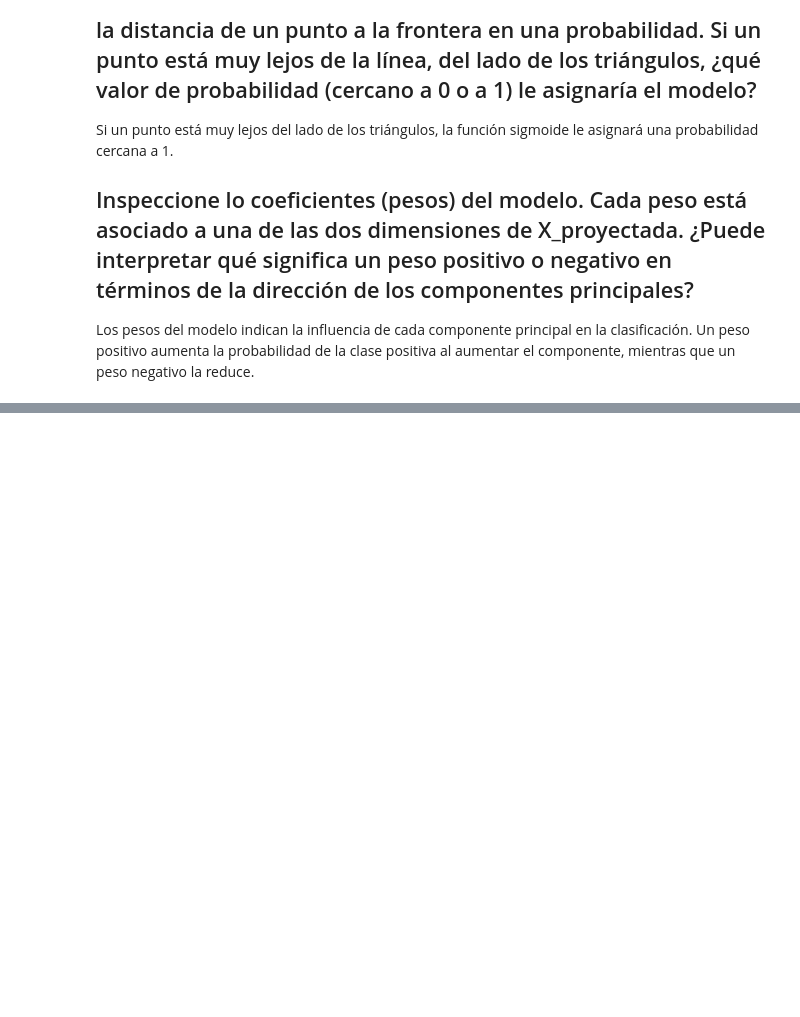
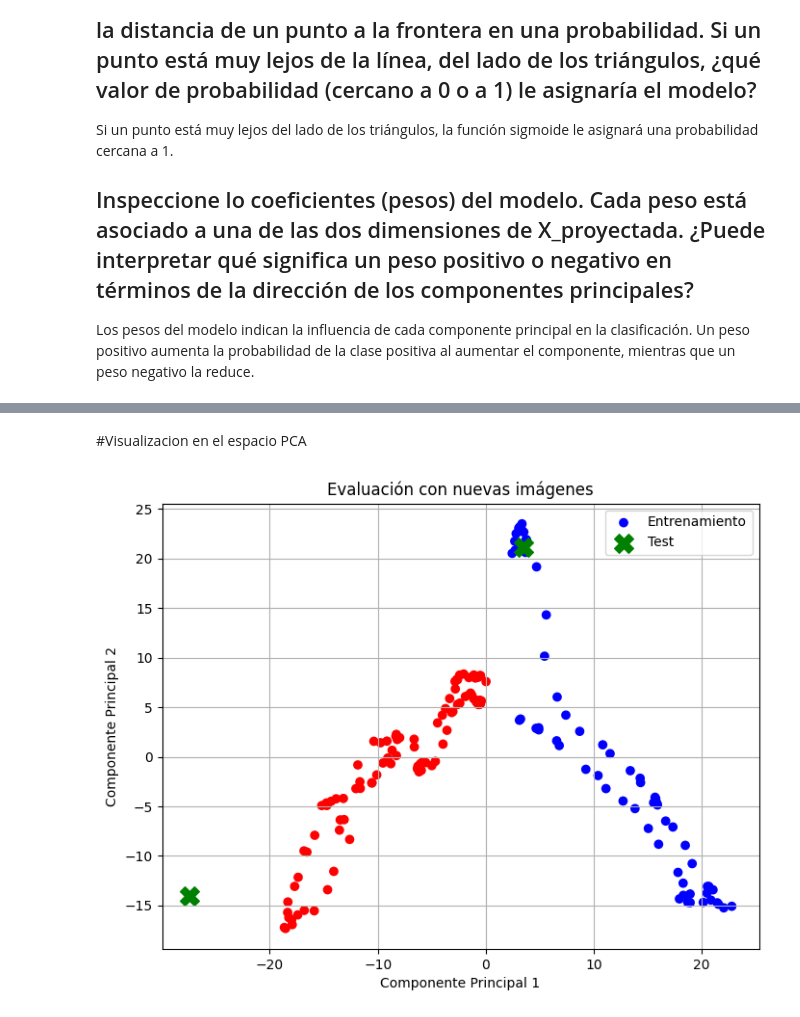
Before and after one commit to nicoarchery/APO-laboratorioSemana5, a Jupyter notebook: ejercicioCamara/ejecericio.ipynb, the cells around one changed output, grey strips where cells are left out. Saved outputs shown, nothing was run; the diff lists cells and outputs as text; code cells hidden in the pictures; blank space fills up the shorter version.

Commit message:
Etapa 4

```diff
--- a/ejercicioCamara/ejecericio.ipynb
+++ b/ejercicioCamara/ejecericio.ipynb
@@ -445,0 +478,4 @@ Los pesos del modelo indican la influencia de cada componente principal en la cl
+# %%
+X_test = X_test.reshape(X_test.shape[0], -1)
+
+print("Forma X_test vectorizado:", X_test.shape)
@@ -445,0 +486,12 @@ Los pesos del modelo indican la influencia de cada componente principal en la cl
+# %%
+# Escalar con el mismo scaler
+X_test_escalado = scaler.transform(X_test)
+
+# Aplicar PCA
+X_test_proyectado = pca.transform(X_test_escalado)
+
+print("Forma después de PCA:", X_test_proyectado.shape)
+
+X_test_proyectado = X_test_proyectado[:, :2]
+
+print("Forma ajustada para el modelo:", X_test_proyectado.shape)
@@ -445,0 +533,40 @@ Los pesos del modelo indican la influencia de cada componente principal en la cl
+# %% [markdown]
+#Visualizacion en el espacio PCA
+# %%
+import matplotlib.pyplot as plt
+
+plt.figure(figsize=(8,6))
+
+# Datos de entrenamiento
+plt.scatter(
+    X_proyectada[:,0],
+    X_proyectada[:,1],
+    c=y,
+    cmap="bwr",
+    label="Entrenamiento"
+)
+
+# Nuevas imágenes
+plt.scatter(
+    X_test_proyectado[:,0],
+    X_test_proyectado[:,1],Informe de Laboratorio: Clasificación de Figuras Geométricas
+
+En este ejercicio se implementó un flujo de procesamiento diseñado para clasificar imágenes de triángulos y cuadrados mediante una serie de etapas consecutivas: vectorización, normalización de datos, reducción de dimensionalidad con PCA y, finalmente, una regresión logística para la distinción de las clases. El núcleo del experimento radicó en entender cómo el modelo interpreta la geometría de las figuras a partir de sus valores de píxel.
+
+Al analizar qué información es realmente crítica, surge la duda de cuáles serían los diez píxeles más relevantes si tuviéramos una restricción extrema de datos. Desde un punto de vista estructural, los puntos con mayor carga informativa no son los que forman el relleno de la figura, sino aquellos que definen sus límites. Dado que la diferencia fundamental entre un triángulo y un cuadrado reside en el número de vértices y la inclinación de sus aristas, los píxeles estratégicos se localizan necesariamente en las zonas donde suelen aparecer las esquinas y los bordes.
+
+Mientras que los píxeles cercanos a los vértices permiten contabilizar las angulaciones de la forma, los situados a lo largo de las aristas ayudan a identificar la continuidad y dirección de las líneas. El uso de PCA refuerza esta lógica, ya que la técnica prioriza las direcciones de mayor varianza, las cuales, en imágenes binarias de este tipo, coinciden con los cambios bruscos de intensidad en los contornos. En definitiva, una selección de diez píxeles distribuidos en puntos clave de los perímetros sería suficiente para capturar la esencia geométrica necesaria para una clasificación precisa, incluso tras una reducción drástica de la dimensionalidad.
+    c="green",
+    marker="X",
+    s=200,
+    label="Test"
+)
+
+plt.xlabel("Componente Principal 1")
+plt.ylabel("Componente Principal 2")
+plt.title("Evaluación con nuevas imágenes")
+plt.legend()
+plt.grid()
+plt.show()
+# %% [output]
+[figure, added]
```
Also changed, not shown: parts of 14 cells of this notebook, 1 other file.
